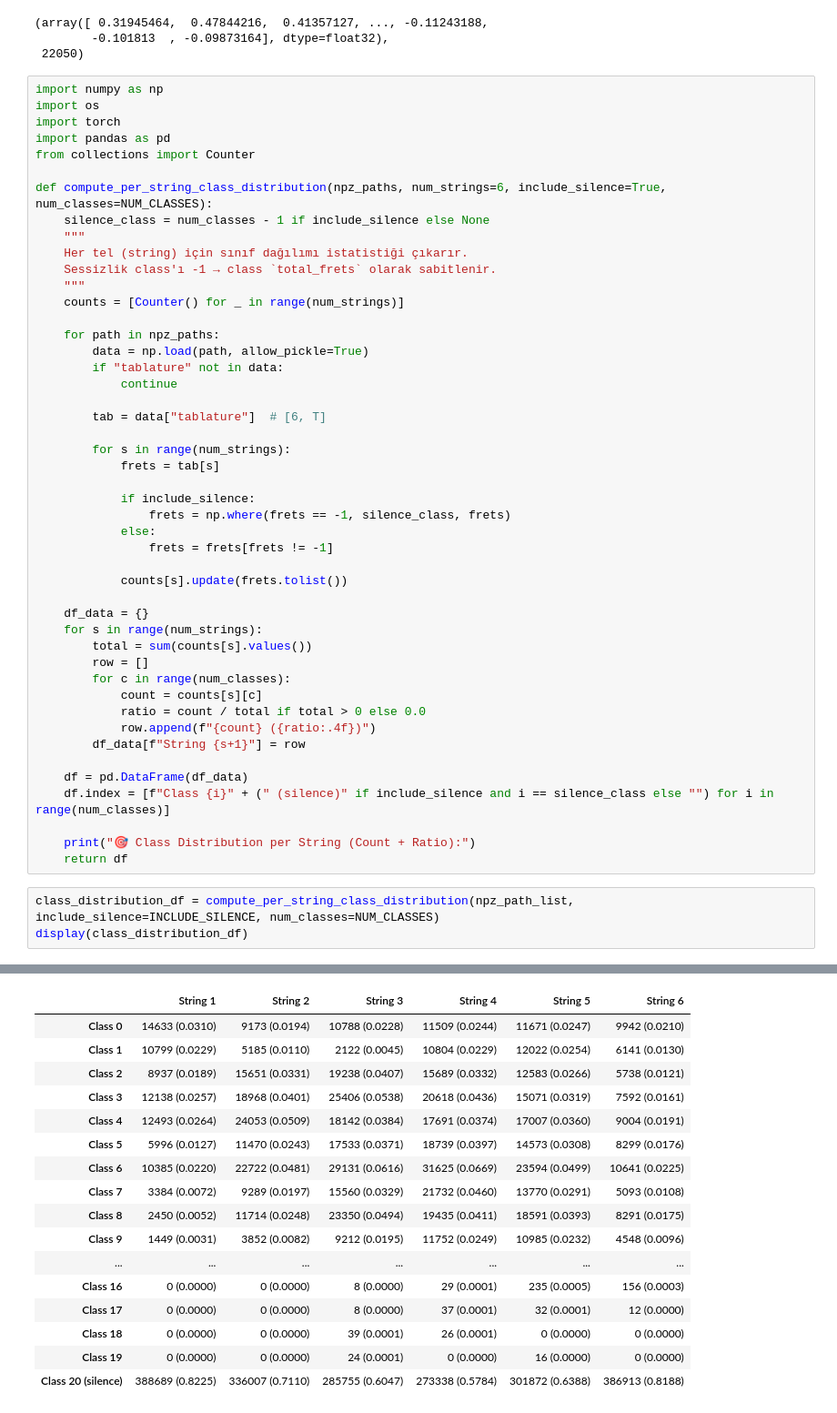
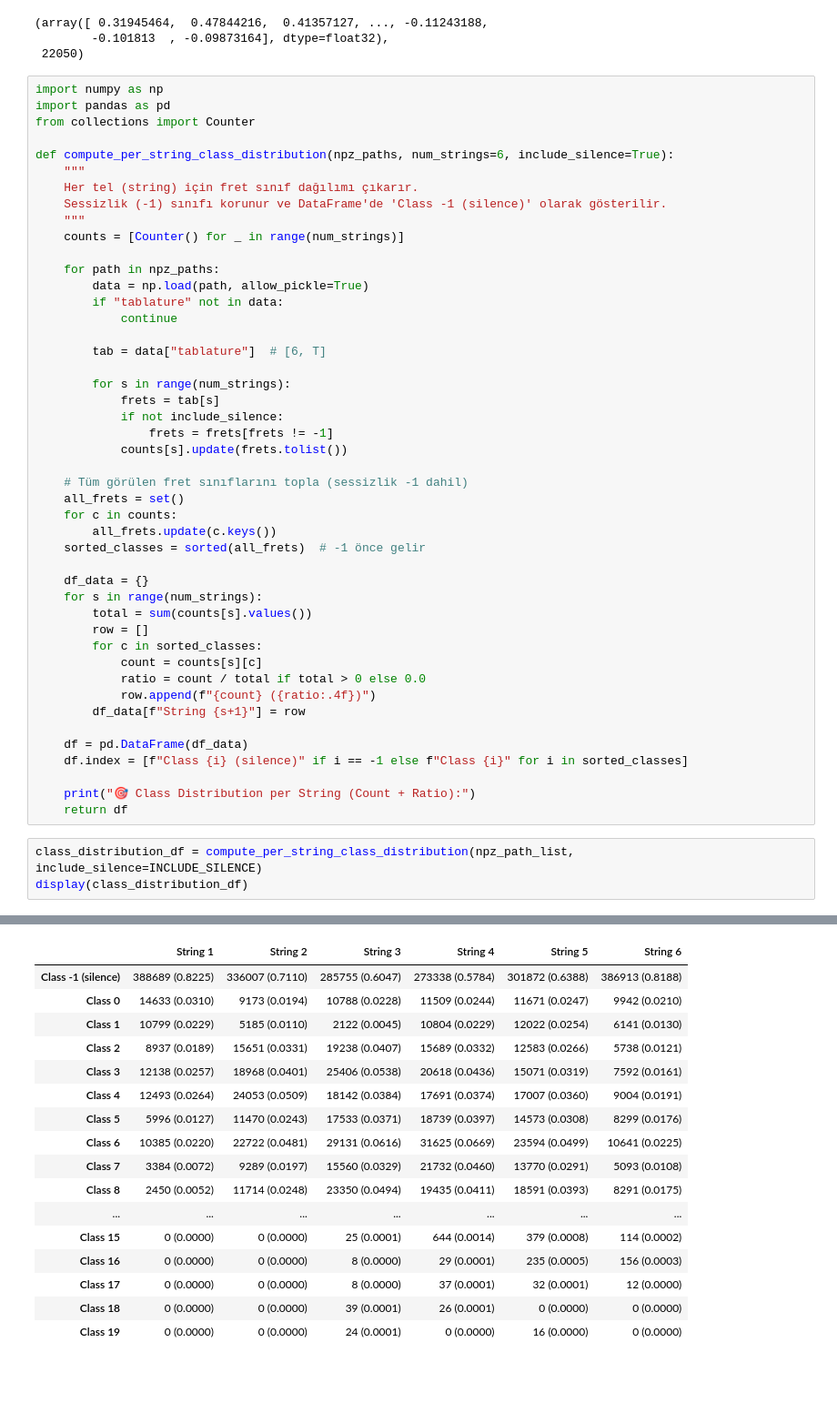
Before and after one commit to ErenReyhanlioglu/Guitar-Transcription, a Jupyter notebook: data_balancing/multi_class_data_balancing.ipynb, the cells around one changed output, grey strips where cells are left out. Shown at 91% size. Cells and saved outputs as stored; diff of their text form; blank space fills up the shorter version.

```diff
--- a/data_balancing/multi_class_data_balancing.ipynb
+++ b/data_balancing/multi_class_data_balancing.ipynb
@@ -267,16 +273,13 @@ analyze_audio(npz_path)
  22050)
 # %%
 import numpy as np
-import os
-import torch
 import pandas as pd
 from collections import Counter
 
-def compute_per_string_class_distribution(npz_paths, num_strings=6, include_silence=True, num_classes=NUM_CLASSES):
-    silence_class = num_classes - 1 if include_silence else None
+def compute_per_string_class_distribution(npz_paths, num_strings=6, include_silence=True):
     """
-    Her tel (string) için sınıf dağılımı istatistiği çıkarır.
-    Sessizlik class'ı -1 → class `total_frets` olarak sabitlenir.
+    Her tel (string) için fret sınıf dağılımı çıkarır.
+    Sessizlik (-1) sınıfı korunur ve DataFrame'de 'Class -1 (silence)' olarak gösterilir.
     """
     counts = [Counter() for _ in range(num_strings)]
 
@@ -289,35 +292,38 @@ def compute_per_string_class_distribution(npz_paths, num_strings=6, include_sile
 
         for s in range(num_strings):
             frets = tab[s]
+            if not include_silence:
+                frets = frets[frets != -1]
+            counts[s].update(frets.tolist())
 
-            if include_silence:
-                frets = np.where(frets == -1, silence_class, frets)
-            else:
-                frets = frets[frets != -1]
-
-            counts[s].update(frets.tolist())
+    # Tüm görülen fret sınıflarını topla (sessizlik -1 dahil)
+    all_frets = set()
+    for c in counts:
+        all_frets.update(c.keys())
+    sorted_classes = sorted(all_frets)  # -1 önce gelir
 
     df_data = {}
     for s in range(num_strings):
         total = sum(counts[s].values())
         row = []
-        for c in range(num_classes):
+        for c in sorted_classes:
             count = counts[s][c]
             ratio = count / total if total > 0 else 0.0
             row.append(f"{count} ({ratio:.4f})")
         df_data[f"String {s+1}"] = row
 
     df = pd.DataFrame(df_data)
-    df.index = [f"Class {i}" + (" (silence)" if include_silence and i == silence_class else "") for i in range(num_classes)]
+    df.index = [f"Class {i} (silence)" if i == -1 else f"Class {i}" for i in sorted_classes]
 
     print("🎯 Class Distribution per String (Count + Ratio):")
     return df
 # %%
-class_distribution_df = compute_per_string_class_distribution(npz_path_list, include_silence=INCLUDE_SILENCE, num_classes=NUM_CLASSES)
+class_distribution_df = compute_per_string_class_distribution(npz_path_list, include_silence=INCLUDE_SILENCE)
 display(class_distribution_df)
 # %% [output]
 🎯 Class Distribution per String (Count + Ratio):
 |  | String 1 | String 2 | String 3 | String 4 | String 5 | String 6 |
+| Class -1 (silence) | 388689 (0.8225) | 336007 (0.7110) | 285755 (0.6047) | 273338 (0.5784) | 301872 (0.6388) | 386913 (0.8188) |
 | Class 0 | 14633 (0.0310) | 9173 (0.0194) | 10788 (0.0228) | 11509 (0.0244) | 11671 (0.0247) | 9942 (0.0210) |
 | Class 1 | 10799 (0.0229) | 5185 (0.0110) | 2122 (0.0045) | 10804 (0.0229) | 12022 (0.0254) | 6141 (0.0130) |
 | Class 2 | 8937 (0.0189) | 15651 (0.0331) | 19238 (0.0407) | 15689 (0.0332) | 12583 (0.0266) | 5738 (0.0121) |
@@ -327,10 +333,9 @@ display(class_distribution_df)
 | Class 6 | 10385 (0.0220) | 22722 (0.0481) | 29131 (0.0616) | 31625 (0.0669) | 23594 (0.0499) | 10641 (0.0225) |
 | Class 7 | 3384 (0.0072) | 9289 (0.0197) | 15560 (0.0329) | 21732 (0.0460) | 13770 (0.0291) | 5093 (0.0108) |
 | Class 8 | 2450 (0.0052) | 11714 (0.0248) | 23350 (0.0494) | 19435 (0.0411) | 18591 (0.0393) | 8291 (0.0175) |
-| Class 9 | 1449 (0.0031) | 3852 (0.0082) | 9212 (0.0195) | 11752 (0.0249) | 10985 (0.0232) | 4548 (0.0096) |
 | ... | ... | ... | ... | ... | ... | ... |
+| Class 15 | 0 (0.0000) | 0 (0.0000) | 25 (0.0001) | 644 (0.0014) | 379 (0.0008) | 114 (0.0002) |
 | Class 16 | 0 (0.0000) | 0 (0.0000) | 8 (0.0000) | 29 (0.0001) | 235 (0.0005) | 156 (0.0003) |
 | Class 17 | 0 (0.0000) | 0 (0.0000) | 8 (0.0000) | 37 (0.0001) | 32 (0.0001) | 12 (0.0000) |
 | Class 18 | 0 (0.0000) | 0 (0.0000) | 39 (0.0001) | 26 (0.0001) | 0 (0.0000) | 0 (0.0000) |
 | Class 19 | 0 (0.0000) | 0 (0.0000) | 24 (0.0001) | 0 (0.0000) | 16 (0.0000) | 0 (0.0000) |
-| Class 20 (silence) | 388689 (0.8225) | 336007 (0.7110) | 285755 (0.6047) | 273338 (0.5784) | 301872 (0.6388) | 386913 (0.8188) |
```
Also changed, not shown: parts of 74 cells of this notebook, 15 other files.
